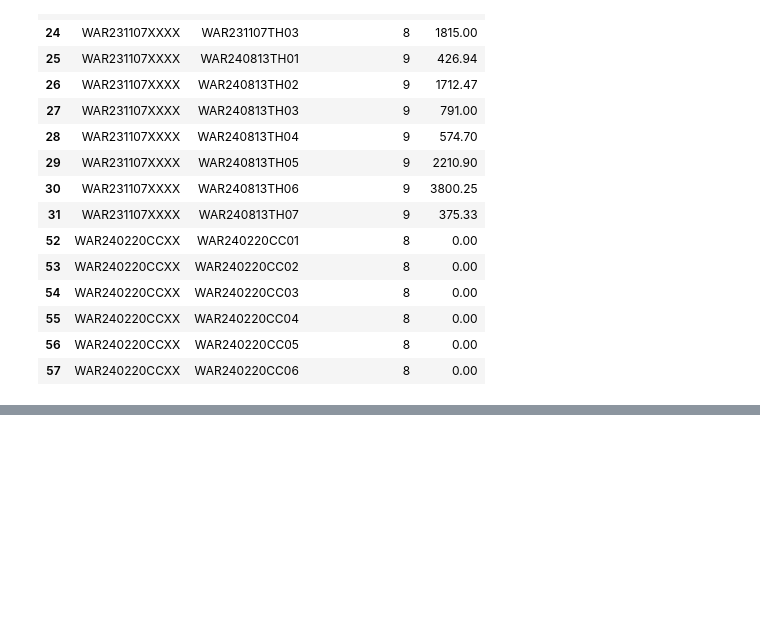
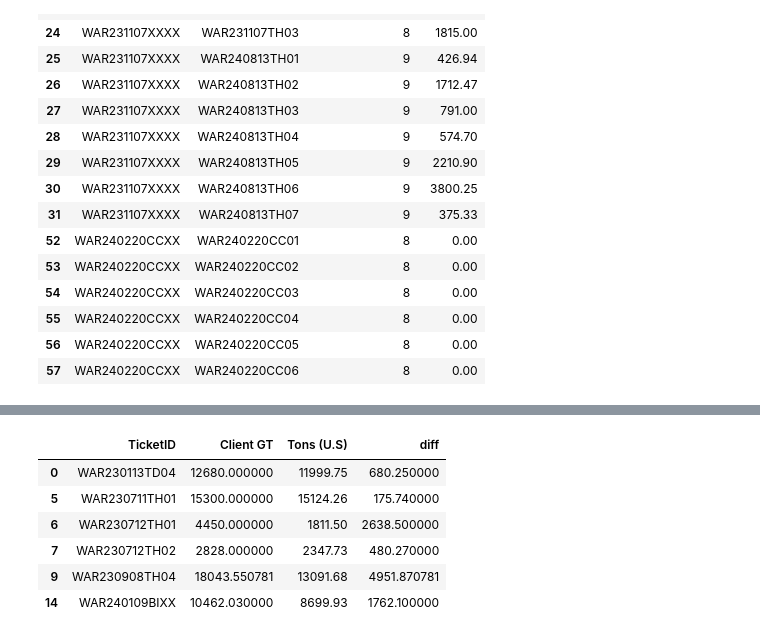
Before and after one commit to BilyBrown/sqlite3-tutorial, a Jupyter notebook: create_war_tables.ipynb, the cells around one changed output, grey strips where cells are left out. Cells and saved outputs as stored; diff of their text form; code cells hidden in the pictures; blank space fills up the shorter version.

```diff
--- a/create_war_tables.ipynb
+++ b/create_war_tables.ipynb
@@ -886,0 +917,10 @@ rp8_compiled_
+# %%
+mergy[mergy['diff'] > 0]
+# %% [output]
+|  | TicketID | Client GT | Tons (U.S) | diff |
+| 0 | WAR230113TD04 | 12680.000000 | 11999.75 | 680.250000 |
+| 5 | WAR230711TH01 | 15300.000000 | 15124.26 | 175.740000 |
+| 6 | WAR230712TH01 | 4450.000000 | 1811.50 | 2638.500000 |
+| 7 | WAR230712TH02 | 2828.000000 | 2347.73 | 480.270000 |
+| 9 | WAR230908TH04 | 18043.550781 | 13091.68 | 4951.870781 |
+| 14 | WAR240109BIXX | 10462.030000 | 8699.93 | 1762.100000 |
```
Also changed, not shown: parts of 4 cells of this notebook.
